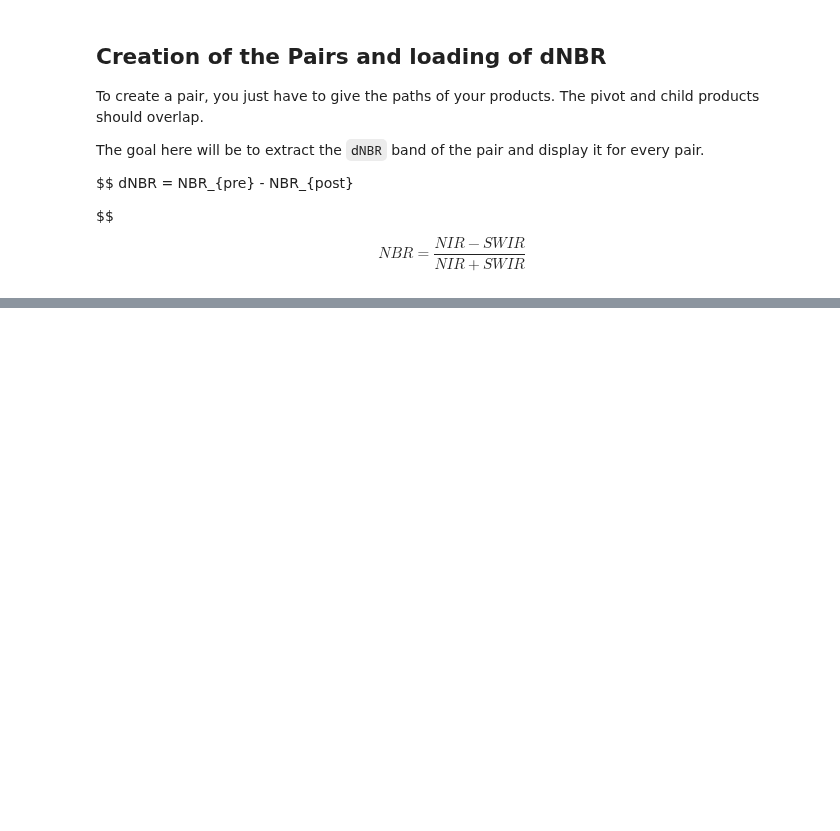
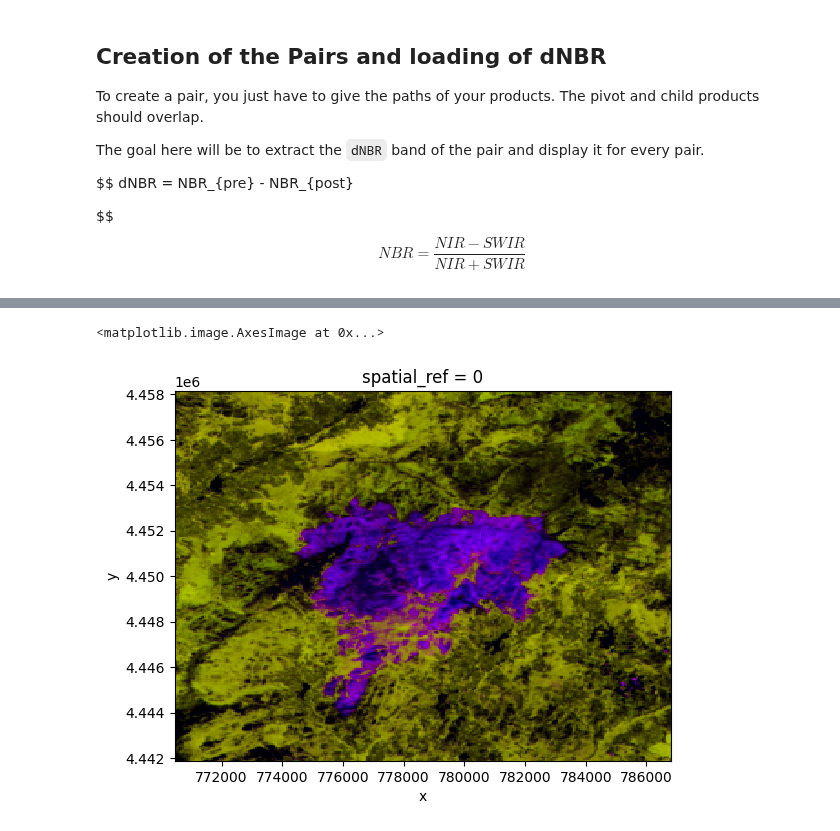
Before and after one commit to sertit/eosets, a Jupyter notebook: docs/notebooks/pair.ipynb, the cells around one changed output, grey strips where cells are left out. Saved outputs shown, nothing was run; the diff lists cells and outputs as text; code cells hidden in the pictures; blank space fills up the shorter version.

Commit message:
Implementing the stack function for Pair objects

```diff
--- a/docs/notebooks/pair.ipynb
+++ b/docs/notebooks/pair.ipynb
@@ -110,0 +118,10 @@ for paths in all_paths:
+# %%
+pair = Pair(**s2_paths)
+stack = pair.stack(
+    pivot_bands=NBR,
+    child_bands=NBR,
+    diff_bands=NBR,
+    window=aoi_path,
+    pixel_size=60
+    )
+stack
@@ -110,0 +134,5 @@ for paths in all_paths:
+# %%
+stack.plot.imshow(vmin=0, vmax=1, robust=True)
+# %% [output]
+<matplotlib.image.AxesImage at 0x...>
+[figure, added]
```
Also changed, not shown: parts of 3 cells of this notebook, 6 other files.
